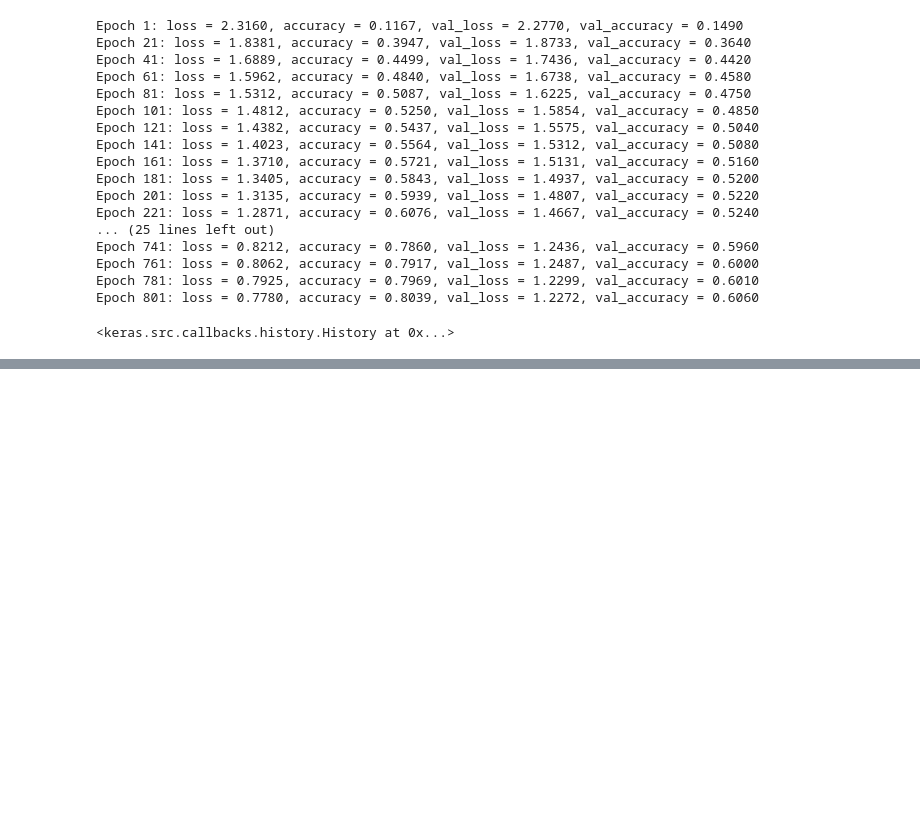
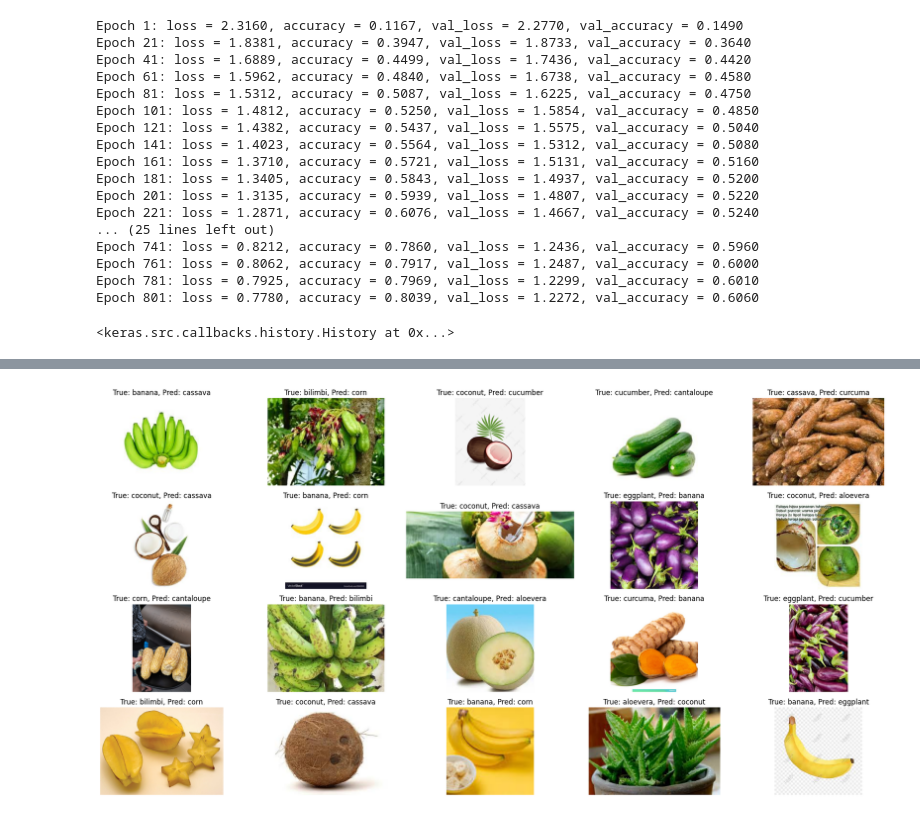
Before and after one commit to negative318/Neural-Network-From-Scratch, a Jupyter notebook: test_tensorflow.ipynb, the cells around one changed output, grey strips where cells are left out. Cells and saved outputs as stored; diff of their text form; code cells hidden in the pictures; blank space fills up the shorter version.

```diff
--- a/test_tensorflow.ipynb
+++ b/test_tensorflow.ipynb
@@ -296,0 +426,42 @@ Epoch 801: loss = 0.7780, accuracy = 0.8039, val_loss = 1.2272, val_accuracy = 0
+# %%
+import numpy as np
+import matplotlib.pyplot as plt
+from PIL import Image
+
+# Lọc các chỉ số của những bức hình đoán sai
+incorrect_indices = np.where(y_pred_classes != y_true)[0]
+
+# Chọn ngẫu nhiên 20 chỉ số từ những bức hình đoán sai
+np.random.seed(1)
+random_incorrect_indices = np.random.choice(incorrect_indices, 20, replace=False)
+
+# Tên các thư mục chứa các lớp ảnh
+class_dirs = ['aloevera', 'banana', 'bilimbi', 'cantaloupe', 'cassava', 'coconut', 'corn', 'cucumber', 'curcuma', 'eggplant']
+
+# Hiển thị 20 bức hình đoán sai
+plt.figure(figsize=(20, 10))
+for i, idx in enumerate(random_incorrect_indices):
+    # Tạo đường dẫn ảnh
+    index = idx % 200 + 800
+    if idx >= 1397:
+        index += 1
+        if index == 1000:
+            index = 800
+    image_path = f"dataset/test/{class_dirs[y_true[idx]]}/{class_dirs[y_true[idx]]}{index}.jpg"
+
+    try:
+        # Mở và hiển thị ảnh từ đường dẫn
+        img = Image.open(image_path)
+        plt.subplot(4, 5, i+1)
+        plt.imshow(img)
+        plt.title(f"True: {class_dirs[y_true[idx]]}, Pred: {class_dirs[y_pred_classes[idx]]}")
+        plt.axis('off')
+    except FileNotFoundError:
+        print(f"Image not found at path: {image_path}")
+        plt.subplot(4, 5, i+1)
+        plt.axis('off')
+
+plt.tight_layout()
+plt.show()
+# %% [output]
+[figure, added]
```
Also changed, not shown: parts of 7 cells of this notebook, 4 other files.
